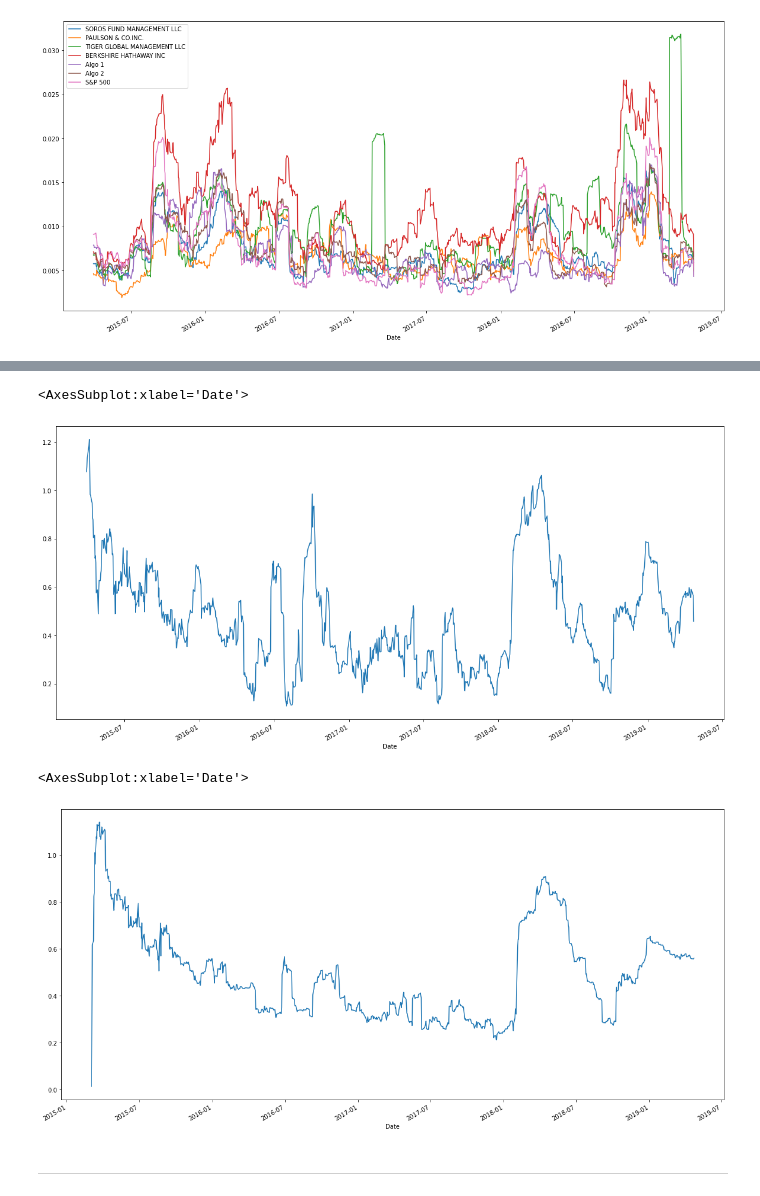
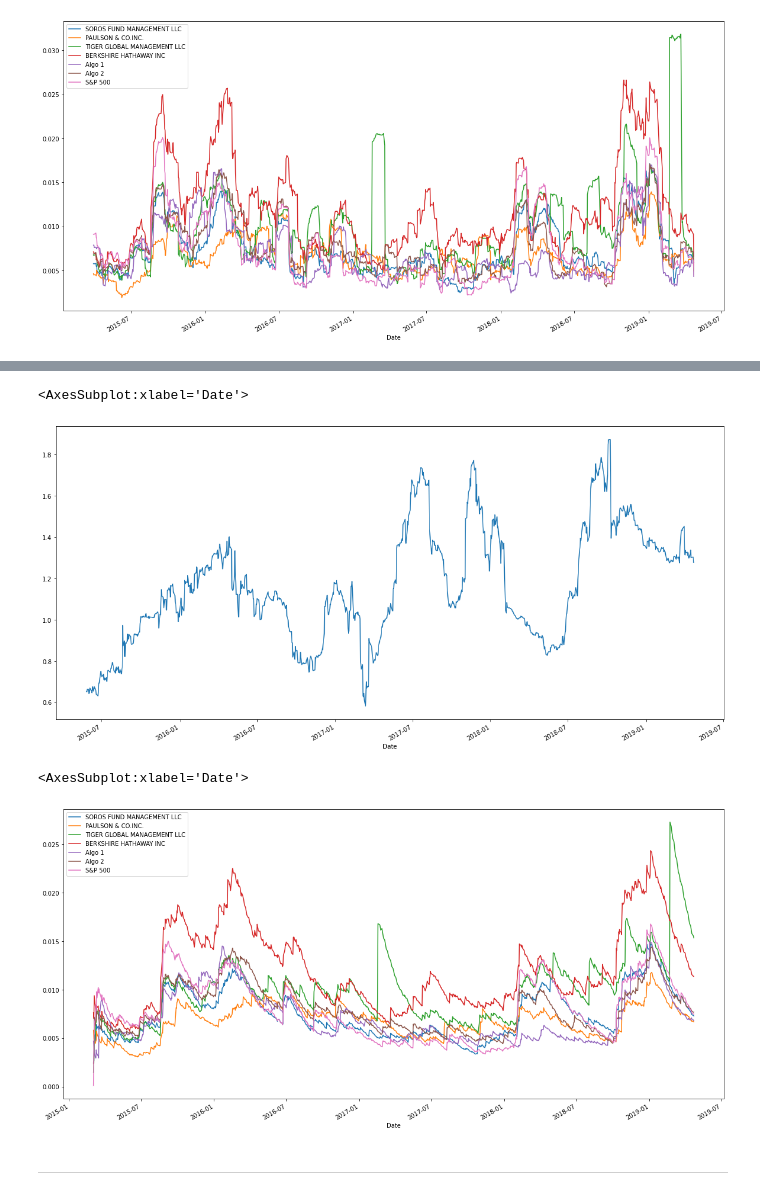
Before and after one commit to drg-developer-2-GWFinTech-Homeworks/homework-3, a Jupyter notebook: whale_analysis.ipynb, the cells around one changed output, grey strips where cells are left out. Cells and saved outputs as stored; diff of their text form; code cells hidden in the pictures.

Commit message:
Working on custom portfolio.

```diff
--- a/whale_analysis.ipynb
+++ b/whale_analysis.ipynb
@@ -298,28 +298,29 @@ Algo 2 has the highest correlation with S&P 500.
 # %%
 # Calculate Beta for a single portfolio compared to the total market (S&P 500)
 # (Your graph may differ, dependent upon which portfolio you are comparing)
-covariance_berkshire = daily_returns["BERKSHIRE HATHAWAY INC"].rolling(window = 21).cov(daily_returns["S&P 500"])
-variance_berkshire = daily_returns["BERKSHIRE HATHAWAY INC"].rolling(window = 21).var()
+covariance_berkshire = daily_returns["BERKSHIRE HATHAWAY INC"].rolling(window = 60).cov(daily_returns["S&P 500"])
+variance_berkshire = daily_returns["S&P 500"].rolling(window = 60).var()
 beta_berkshire = covariance_berkshire / variance_berkshire
 beta_berkshire.plot(kind='line', figsize=(20, 10))
 # %% [output]
 <AxesSubplot:xlabel='Date'>
-[figure, old version]
+[figure, new version]
 # %%
 # Calculate a rolling window using the exponentially weighted moving average.
-# Calculate Beta for a single portfolio compared to the total market (S&P 500)
-# (Your graph may differ, dependent upon which portfolio you are comparing)
 
-covariance_berkshire_exponential = daily_returns["BERKSHIRE HATHAWAY INC"].ewm(halflife = 21).cov(daily_returns["S&P 500"])
-variance_berkshire_exponential = daily_returns["BERKSHIRE HATHAWAY INC"].ewm(halflife = 21).var()
-beta_berkshire_exponential = covariance_berkshire_exponential / variance_berkshire_exponential
+#covariance_berkshire_exponential = daily_returns["BERKSHIRE HATHAWAY INC"].ewm(halflife = 21).cov(daily_returns["S&P 500"])
+#variance_berkshire_exponential = daily_returns["S&P 500"].ewm(halflife = 21).var()
+##variance_berkshire_exponential = daily_returns["BERKSHIRE HATHAWAY INC"].ewm(halflife = 21).var()
+#beta_berkshire_exponential = covariance_berkshire_exponential / variance_berkshire_exponential
+#beta_berkshire_exponential.plot(kind='line', figsize=(20, 10))
 
-beta_berkshire_exponential.plot(kind='line', figsize=(20, 10))
+
+daily_returns.ewm(halflife=21).std().plot(figsize=(20, 10))
 
 # TODO incorrect results.
 # %% [output]
 <AxesSubplot:xlabel='Date'>
-[figure, old version]
+[figure, new version]
 # %% [markdown]
 ---
 # %% [markdown]
```
Also changed, not shown: parts of 16 cells of this notebook.
